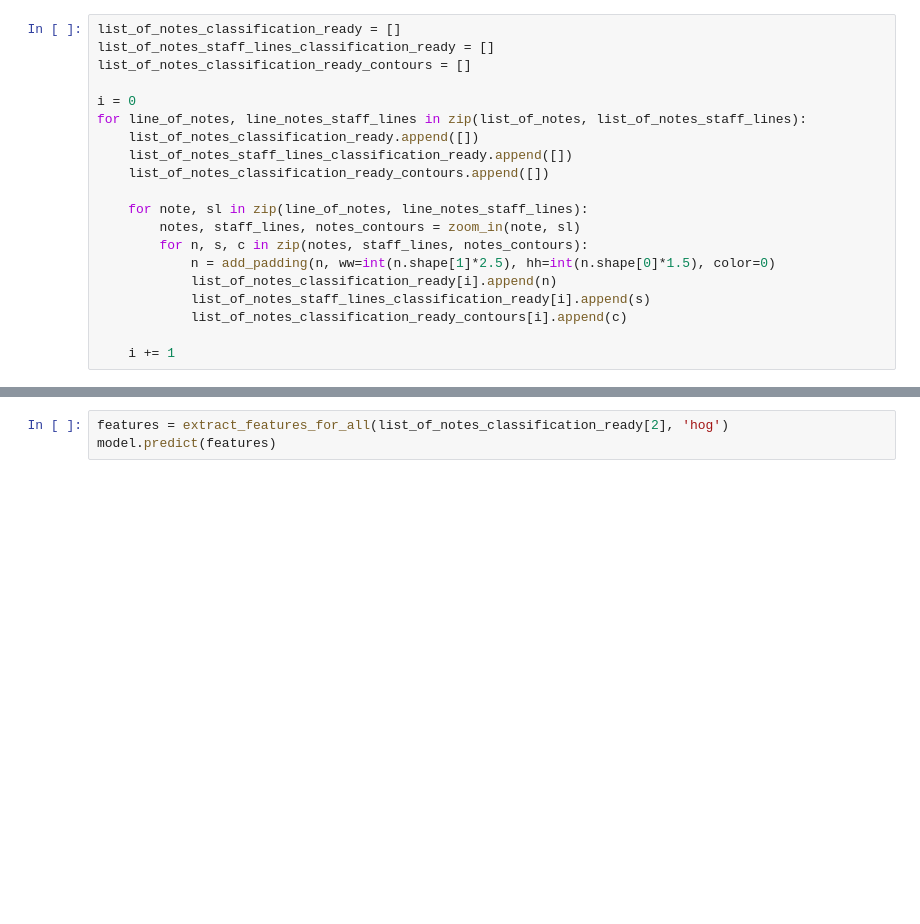
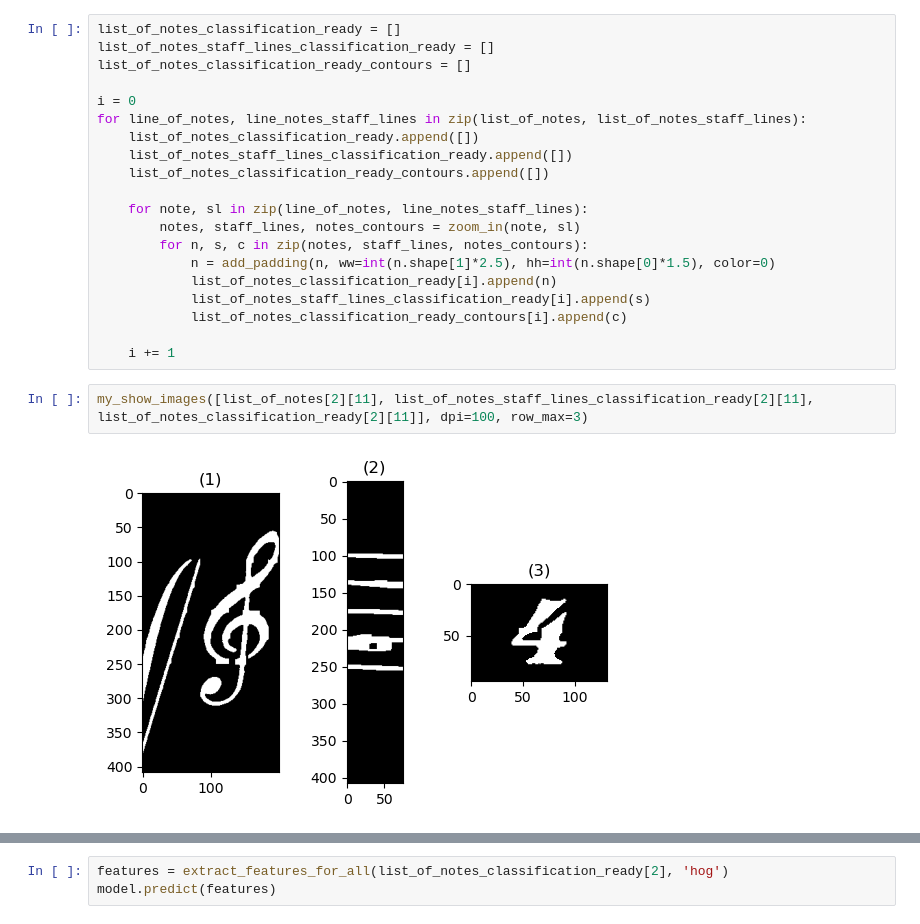
Before and after one commit to Yaamani/omr-image-processing, a Jupyter notebook: AlgorithmF.ipynb, the cells around one changed output, grey strips where cells are left out. Cells and saved outputs as stored; diff of their text form; blank space fills up the shorter version.

```diff
--- a/AlgorithmF.ipynb
+++ b/AlgorithmF.ipynb
@@ -296,4 +296,8 @@ for line_of_notes, line_notes_staff_lines in zip(list_of_notes, list_of_notes_st
             list_of_notes_classification_ready_contours[i].append(c)
 
     i += 1
+# %%
+my_show_images([list_of_notes[2][11], list_of_notes_staff_lines_classification_ready[2][11], list_of_notes_classification_ready[2][11]], dpi=100, row_max=3)
+# %% [output]
+[figure, added]
 # %%
```
Also changed, not shown: parts of 1 cell of this notebook, 1 other file.
